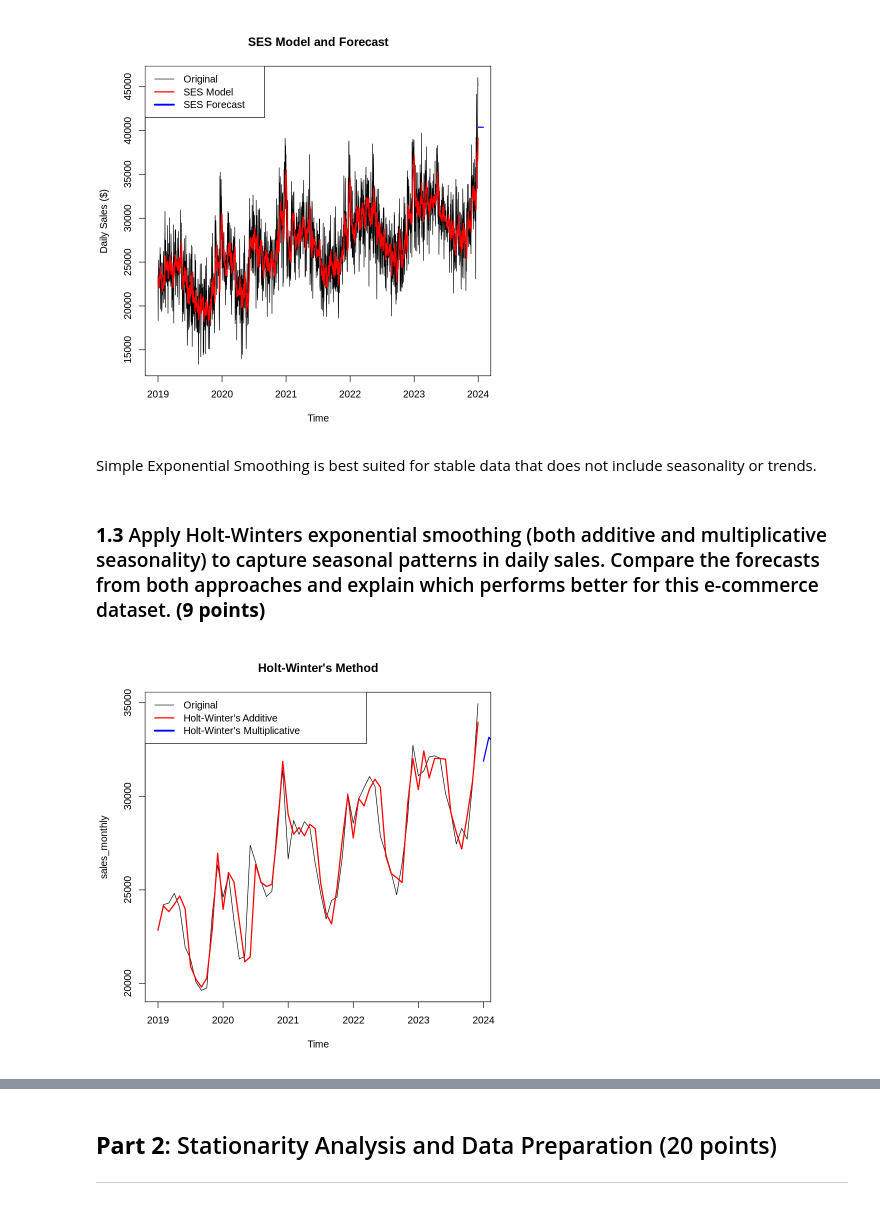
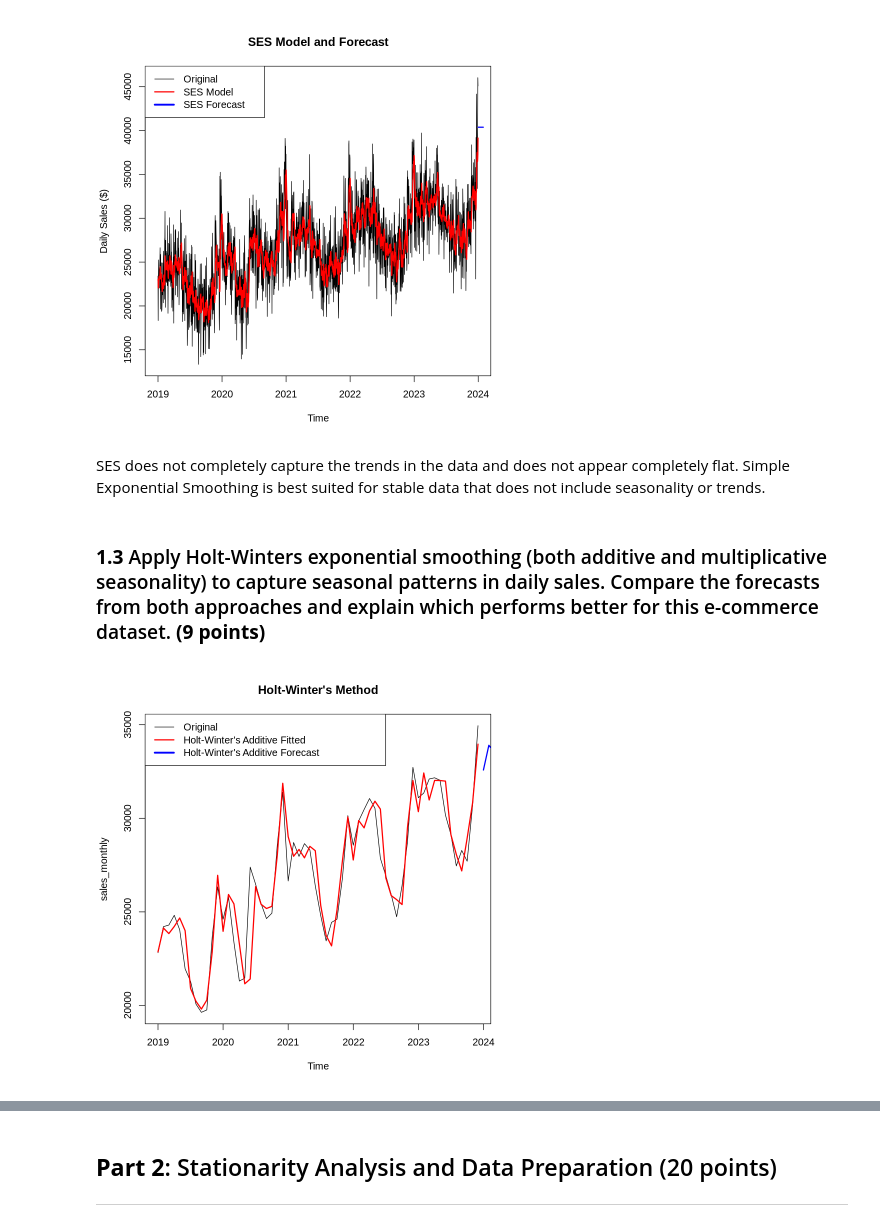
Before and after one commit to caninecrew/hw_5, a Jupyter notebook: HW_5_DS4220_Samuel_Rumbley.ipynb, the cells around one changed output, grey strips where cells are left out. Saved outputs shown, nothing was run; the diff lists cells and outputs as text; code cells hidden in the pictures.

```diff
--- a/HW_5_DS4220_Samuel_Rumbley.ipynb
+++ b/HW_5_DS4220_Samuel_Rumbley.ipynb
@@ -71,7 +71,7 @@ Warning message in ets(x, "ANN", alpha = alpha, opt.crit = "mse", lambda = lambd
 “Non-integer seasonal period. Only non-seasonal models will be considered.”
 [figure]
 # %% [markdown]
-Simple Exponential Smoothing is best suited for stable data that does not include seasonality or trends.
+SES does not completely capture the trends in the data and does not appear completely flat. Simple Exponential Smoothing is best suited for stable data that does not include seasonality or trends.
 # %% [markdown]
 ### **1.3** Apply Holt-Winters exponential smoothing (both additive and multiplicative seasonality) to capture seasonal patterns in daily sales. Compare the forecasts from both approaches and explain which performs better for this e-commerce dataset. **(9 points)**
 # %%
@@ -85,16 +85,13 @@ sales_monthly <- ts(monthly_avg$avg_sales, start = c(2019, 1), frequency = 12)
 # %%
 # Holt-Winter's Model (Triple Exponential Smoothing Model)
 # Additive Seasonal element - seasonal effects remain constant over time
 hw_additive <- hw(sales_monthly, seasonal="additive", h=12)
 
-# multiplicative Seasonal element - seasonal effects remain proportional to data
-hw_multiplicative <- hw(sales_monthly, seasonal="multiplicative", h=12)
-
 # Plotting the series
 plot(sales_monthly, main="Holt-Winter's Method")
 lines(fitted(hw_additive), col='red', lwd=2)
-lines(hw_multiplicative$mean, col="blue", lwd=2)
-legend("topleft", legend=c("Original", "Holt-Winter's Additive", "Holt-Winter's Multiplicative"), col=c("black", "red", "blue"), lwd=c(1, 2, 3))
+lines(hw_additive$mean, col="blue", lwd=2)
+legend("topleft", legend=c("Original", "Holt-Winter's Additive Fitted", "Holt-Winter's Additive Forecast"), col=c("black", "red", "blue"), lwd=c(1, 2, 3))
 # %% [output]
-[figure, old version]
+[figure, new version]
 # %%
```
Also changed, not shown: parts of 10 cells of this notebook.
